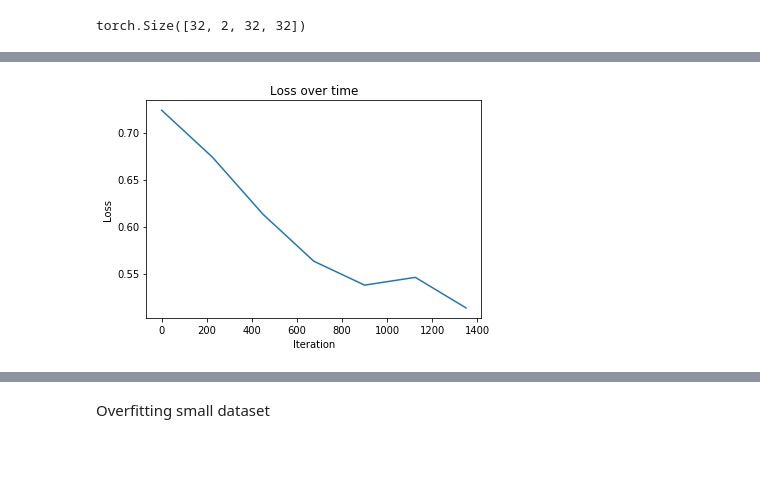
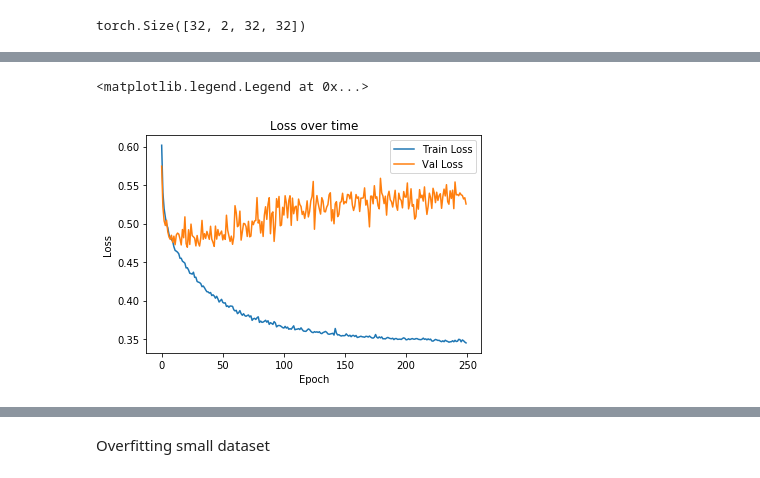
Before and after one commit to aguilarmg/cs221-final-project, a Jupyter notebook: Binary Tumor Segmentation - Report v1.ipynb, the cells around one changed output, grey strips where cells are left out. Cells and saved outputs as stored; diff of their text form; code cells hidden in the pictures.

Commit message:
ran both models for 250 epochs. will run for 700 epochs

```diff
--- a/Binary Tumor Segmentation - Report v1.ipynb
+++ b/Binary Tumor Segmentation - Report v1.ipynb
@@ -309,13 +334,14 @@ KeyboardInterrupt:
 # %%
 fig = plt.figure()
 plt.title('Loss over time')
-plt.xlabel('Iteration')
+plt.xlabel('Epoch')
 plt.ylabel('Loss')
-plt.plot(range(len(loss_history))[0::225], loss_history[0::225])
-# plt.plot(range(len(loss_history)), loss_history)
-fig.savefig('Binary Problem Loss - Poster Session.png')
+plt.plot(range(len(averaged_train_loss_hist)), averaged_train_loss_hist, label='Train Loss')
+plt.plot(range(len(averaged_val_loss_history)), averaged_val_loss_history, label='Val Loss')
+plt.legend()
 # %% [output]
+<matplotlib.legend.Legend at 0x...>
-[figure, old version]
+[figure, new version]
 # %%
 val_hist = np.asarray(val_iou_history)
 train_hist = np.asarray(train_iou_history)
```
Also changed, not shown: parts of 14 cells of this notebook, 1 other file.
